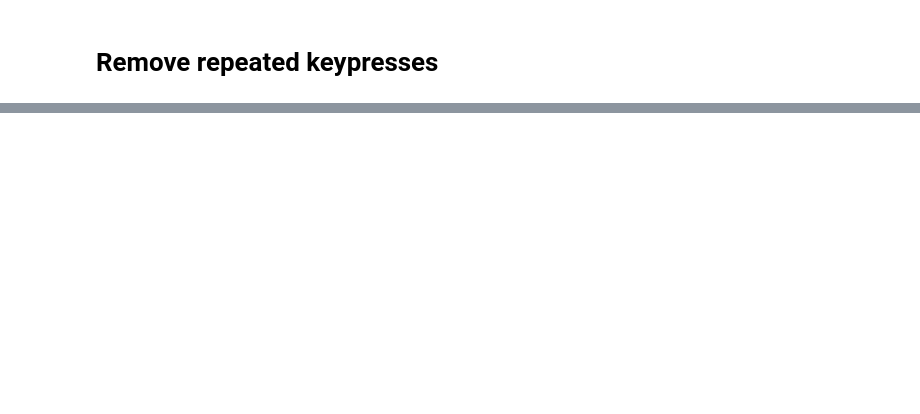
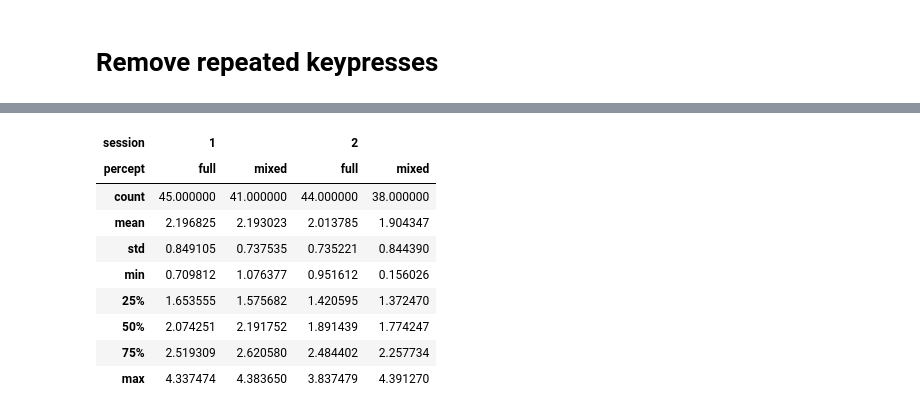
Before and after one commit to Gilles86/br_anaglyph, a Jupyter notebook: analysis/first_analysis.ipynb, the cells around one changed output, grey strips where cells are left out. Saved outputs shown, nothing was run; the diff lists cells and outputs as text; code cells hidden in the pictures; blank space fills up the shorter version.

```diff
--- a/analysis/first_analysis.ipynb
+++ b/analysis/first_analysis.ipynb
@@ -64,0 +46,15 @@ fg.map(sns.distplot, 'duration', bins=15).add_legend()
+# %%
+result = behavior.pivot_table(index='subject', columns=['session', 'percept'], values='duration', aggfunc='median')
+# %%
+result.describe()
+# %% [output]
+| session | 1 |  | 2 |  |
+| percept | full | mixed | full | mixed |
+| count | 45.000000 | 41.000000 | 44.000000 | 38.000000 |
+| mean | 2.196825 | 2.193023 | 2.013785 | 1.904347 |
+| std | 0.849105 | 0.737535 | 0.735221 | 0.844390 |
+| min | 0.709812 | 1.076377 | 0.951612 | 0.156026 |
+| 25% | 1.653555 | 1.575682 | 1.420595 | 1.372470 |
+| 50% | 2.074251 | 2.191752 | 1.891439 | 1.774247 |
+| 75% | 2.519309 | 2.620580 | 2.484402 | 2.257734 |
+| max | 4.337474 | 4.383650 | 3.837479 | 4.391270 |
```
Also changed, not shown: parts of 14 cells of this notebook.
